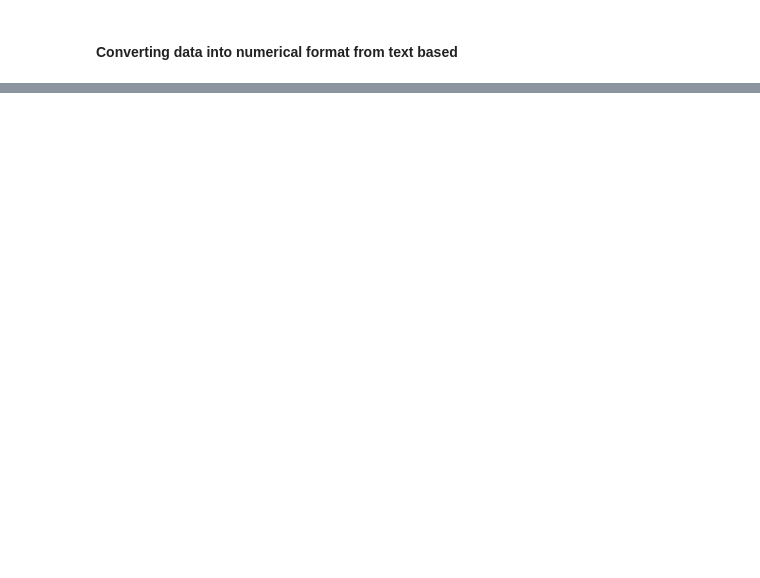
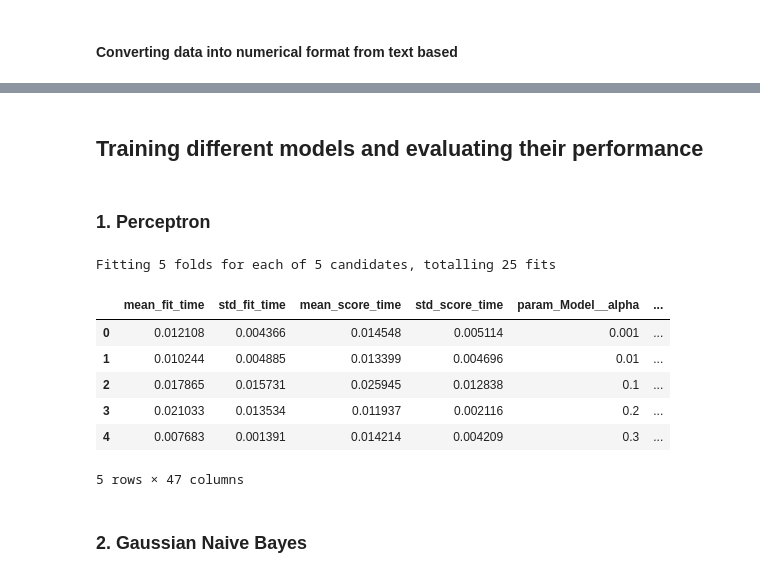
Before and after one commit to Danuk77/MachineLearning-Titanic, a Jupyter notebook: Titanic.ipynb, the cells around one changed output, grey strips where cells are left out. Cells and saved outputs as stored; diff of their text form; code cells hidden in the pictures; blank space fills up the shorter version.

```diff
--- a/Titanic.ipynb
+++ b/Titanic.ipynb
@@ -38,0 +156,26 @@ toNumeric = OneHotEncoder()
+# %% [markdown]
+## Training different models and evaluating their performance
+# %% [markdown]
+### 1. Perceptron
+# %%
+pipe = Pipeline([('scale', preprocessing.StandardScaler()), ('Model', Perceptron())])
+params = [{'Model__penalty' : ['l2'],
+           'Model__alpha' : [0.001, 0.01, 0.1, 0.2, 0.3]}]
+clfPerceptron = GridSearchCV(estimator = pipe, param_grid = params, n_jobs=-1, scoring=['average_precision', 'balanced_accuracy', 'roc_auc', 'accuracy', 'f1'], refit='average_precision', verbose=1)
+#Train and get the best hyper parameters for our model
+clfPerceptron.fit(xTrain, yTrain)
+bestPerceptronModel = clfPerceptron.best_params_
+
+# Display the results of the grid search as a pandas table
+display(pd.DataFrame(clfPerceptron.cv_results_))
+# %% [output]
+Fitting 5 folds for each of 5 candidates, totalling 25 fits
+|  | mean_fit_time | std_fit_time | mean_score_time | std_score_time | param_Model__alpha | ... |
+| 0 | 0.012108 | 0.004366 | 0.014548 | 0.005114 | 0.001 | ... |
+| 1 | 0.010244 | 0.004885 | 0.013399 | 0.004696 | 0.01 | ... |
+| 2 | 0.017865 | 0.015731 | 0.025945 | 0.012838 | 0.1 | ... |
+| 3 | 0.021033 | 0.013534 | 0.011937 | 0.002116 | 0.2 | ... |
+| 4 | 0.007683 | 0.001391 | 0.014214 | 0.004209 | 0.3 | ... |
+5 rows × 47 columns
+# %% [markdown]
+### 2. Gaussian Naive Bayes
```
Also changed, not shown: parts of 22 cells of this notebook, 2 other files.
